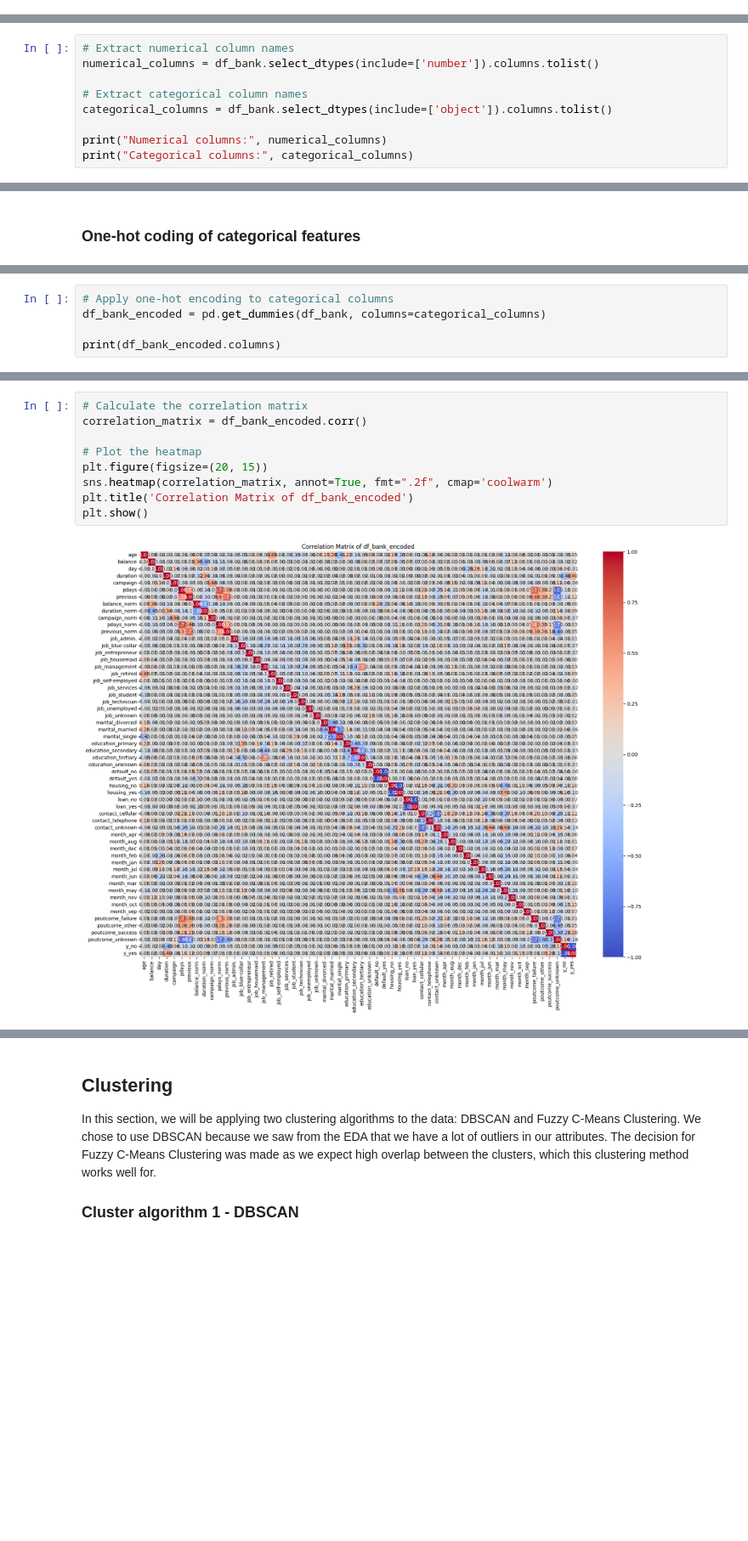
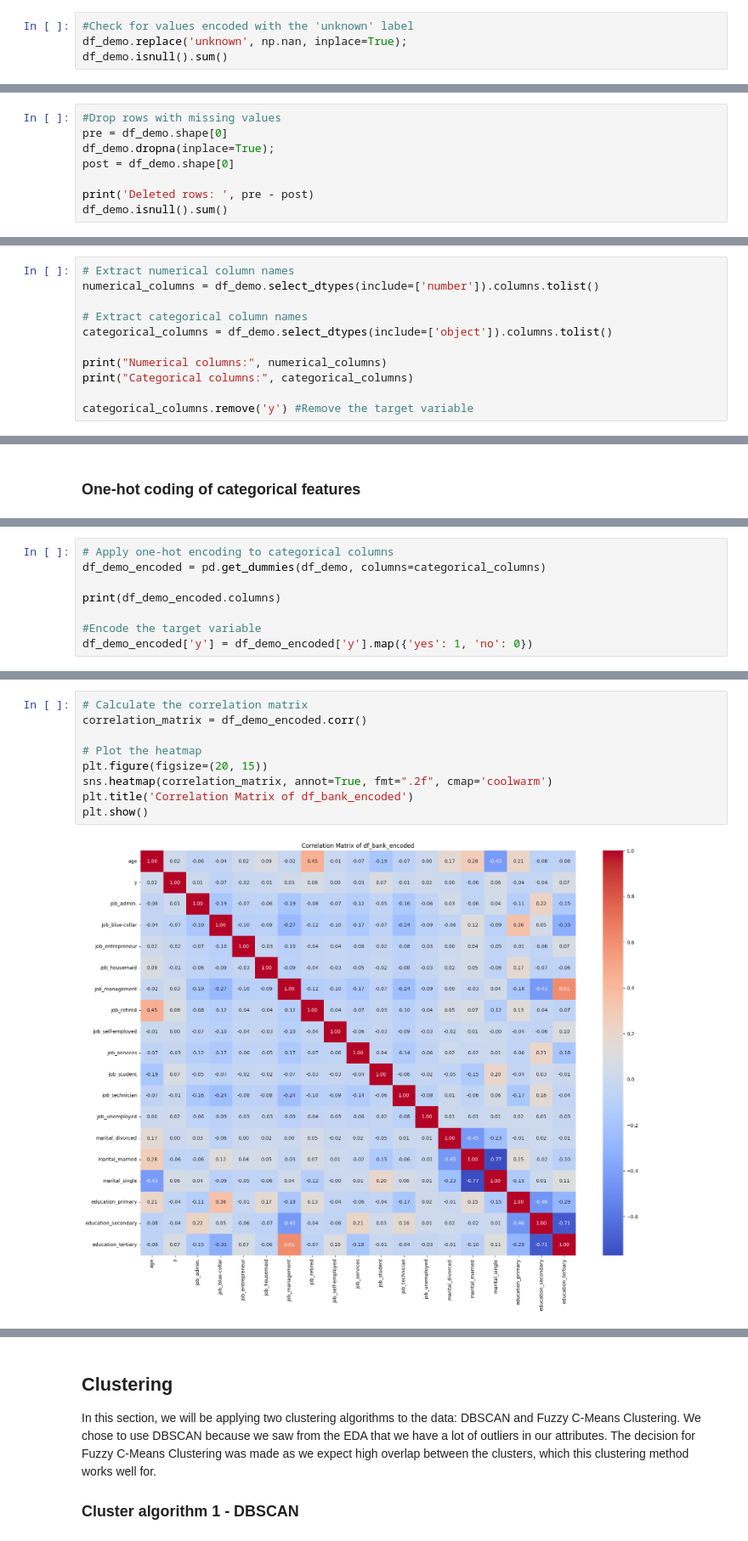
Before and after one commit to DSBE-Semester-A/DataMining, a Jupyter notebook: Assignment2/Assignment_2.ipynb, the cells around one changed output, grey strips where cells are left out. Shown at 85% size. Drawn from its saved outputs; the diff is of its cells as text; blank space fills up the shorter version.

```diff
--- a/Assignment2/Assignment_2.ipynb
+++ b/Assignment2/Assignment_2.ipynb
@@ -102,0 +96,4 @@ dtype: int64
+# %%
+#Check for values encoded with the 'unknown' label
+df_demo.replace('unknown', np.nan, inplace=True);
+df_demo.isnull().sum()
@@ -102,0 +115,8 @@ dtype: int64
+# %%
+#Drop rows with missing values
+pre = df_demo.shape[0]
+df_demo.dropna(inplace=True);
+post = df_demo.shape[0]
+
+print('Deleted rows: ', pre - post)
+df_demo.isnull().sum()
@@ -106,11 +136,13 @@ No null values were recorded
 ### Define numerical and categorical columns
 # %%
 # Extract numerical column names
-numerical_columns = df_bank.select_dtypes(include=['number']).columns.tolist()
+numerical_columns = df_demo.select_dtypes(include=['number']).columns.tolist()
 
 # Extract categorical column names
-categorical_columns = df_bank.select_dtypes(include=['object']).columns.tolist()
+categorical_columns = df_demo.select_dtypes(include=['object']).columns.tolist()
 
 print("Numerical columns:", numerical_columns)
 print("Categorical columns:", categorical_columns)
+
+categorical_columns.remove('y') #Remove the target variable
 # %% [output]
@@ -213,6 +242,9 @@ plt.show()
 # %%
 # Apply one-hot encoding to categorical columns
-df_bank_encoded = pd.get_dummies(df_bank, columns=categorical_columns)
+df_demo_encoded = pd.get_dummies(df_demo, columns=categorical_columns)
 
-print(df_bank_encoded.columns)
+print(df_demo_encoded.columns)
+
+#Encode the target variable
+df_demo_encoded['y'] = df_demo_encoded['y'].map({'yes': 1, 'no': 0})
 # %% [output]
@@ -233,12 +256,12 @@ Index(['age', 'balance', 'day', 'duration', 'campaign', 'pdays', 'previous',
       dtype='object')
 # %%
 # Calculate the correlation matrix
-correlation_matrix = df_bank_encoded.corr()
+correlation_matrix = df_demo_encoded.corr()
 
 # Plot the heatmap
 plt.figure(figsize=(20, 15))
 sns.heatmap(correlation_matrix, annot=True, fmt=".2f", cmap='coolwarm')
 plt.title('Correlation Matrix of df_bank_encoded')
 plt.show()
 # %% [output]
-[figure, old version]
+[figure, new version]
```
Also changed, not shown: parts of 52 cells of this notebook.
